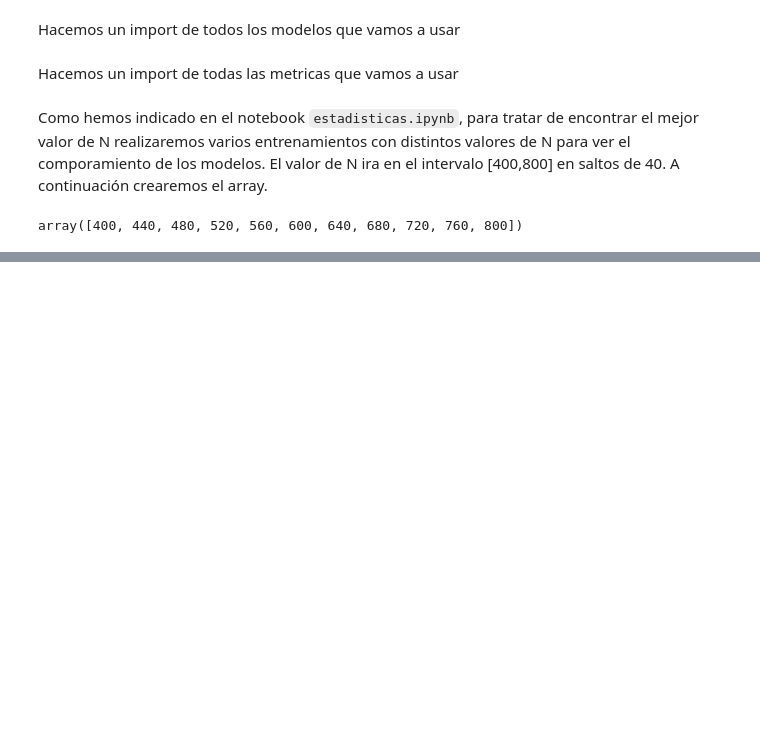
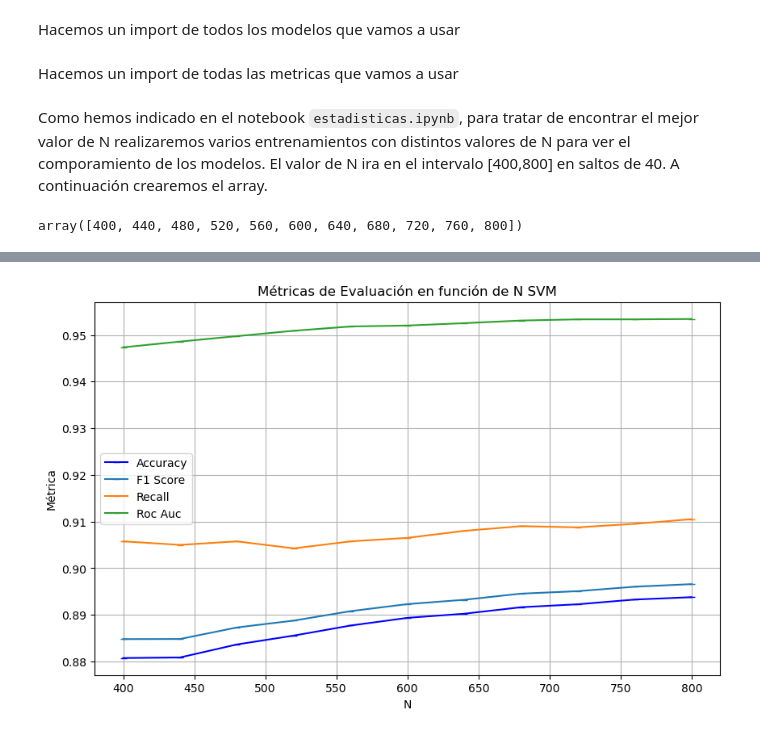
Before and after one commit to ruben-niwe/TFG, a Jupyter notebook: codigos/modelosML.ipynb, the cells around one changed output, grey strips where cells are left out. Cells and saved outputs as stored; diff of their text form; code cells hidden in the pictures; blank space fills up the shorter version.

```diff
--- a/codigos/modelosML.ipynb
+++ b/codigos/modelosML.ipynb
@@ -193,0 +258,3 @@ accuracys_LogisticRegresion
+# %%
+SVM_model = SVC(kernel='rbf', gamma='scale', random_state=42, probability=True)
+accuracy_SVM, f1_SVM, recall_SVM, roc_SVM = metricas_entrenamiento_valores_N(SVM_model, df_train, df_valid, valores_N)
@@ -193,0 +467,4 @@ accuracys_LogisticRegresion
+# %%
+graficar_metricas(valores_N, accuracy_SVM, f1_SVM, recall_SVM, roc_SVM, titulo='SVM')
+# %% [output]
+[figure, added]
```
Also changed, not shown: parts of 39 cells of this notebook, 3 other files.
